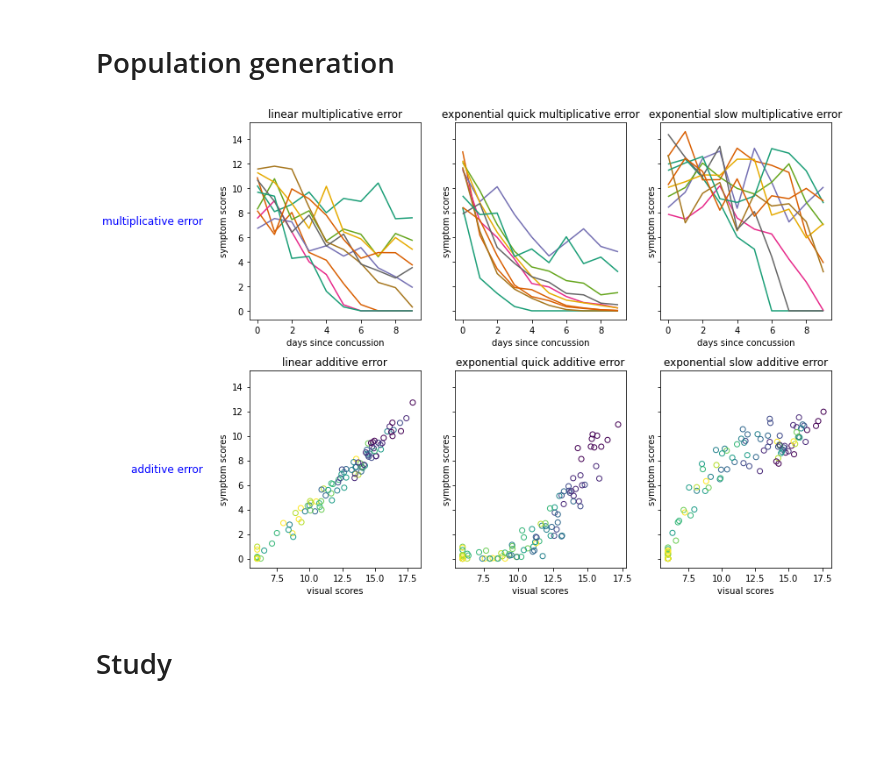
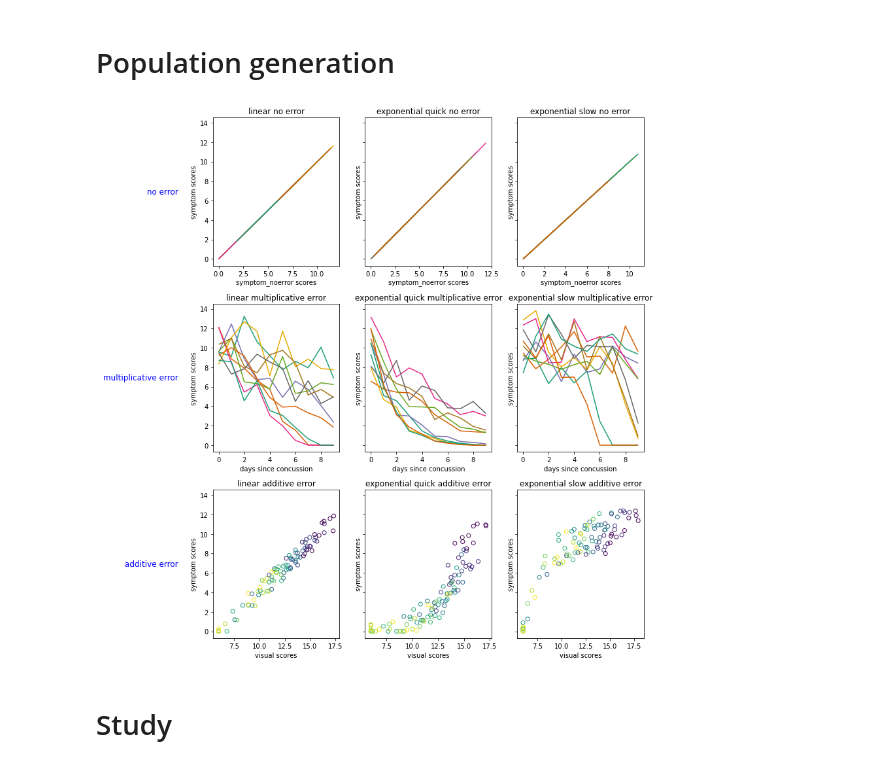
Before and after one commit to ZacharyVernec/smile, a Jupyter notebook: Simulations.ipynb, the cells around one changed output. Saved outputs shown, nothing was run; the diff lists cells and outputs as text; code cells hidden in the pictures; blank space fills up the shorter version.

```diff
--- a/Simulations.ipynb
+++ b/Simulations.ipynb
@@ -27,19 +27,20 @@ pops_mulerror.generate()
 pops_adderror.generate()
 # %%
 ncols = len(pops_noerror)
-nrows = len([pops_mulerror, pops_adderror])
+nrows = len([pops_noerror, pops_mulerror, pops_adderror])
 
-fig, axes = plt.subplots(ncols=ncols, nrows=nrows, figsize=plt.figaspect(nrows/ncols)*2, sharey=True)
+fig, axes = plt.subplots(ncols=ncols, nrows=nrows, figsize=plt.figaspect(nrows/ncols)*3, sharey=True)
 npersons=10
 ndays=10
 
-pops_mulerror.plot(axes[0, :], x='day', y='symptom', viztype='lines', vizcolor='person', npersons=npersons, ndays=ndays)
-pops_adderror.plot(axes[1, :], x='visual', y='symptom', viztype='points', vizcolor='day', npersons=npersons, ndays=ndays)
+pops_noerror.plot(axes[0, :], x='symptom_noerror', y='symptom', viztype='lines', vizcolor='person', npersons=npersons, ndays=ndays)
+pops_mulerror.plot(axes[1, :], x='day', y='symptom', viztype='lines', vizcolor='person', npersons=npersons, ndays=ndays)
+pops_adderror.plot(axes[2, :], x='visual', y='symptom', viztype='points', vizcolor='day', npersons=npersons, ndays=ndays)
 
 plt.tight_layout()
 plt.show()
 # %% [output]
-[figure, old version]
+[figure, new version]
 # %% [markdown]
 # Study
 # %% [markdown]
```
Also changed, not shown: parts of 7 cells of this notebook, 1 other file.
